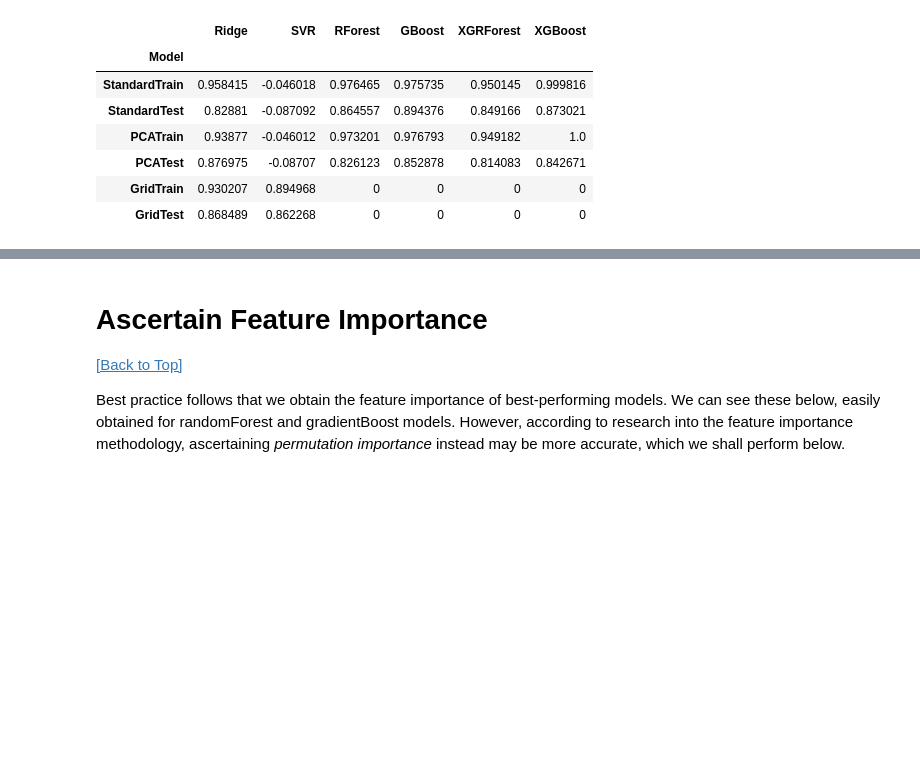
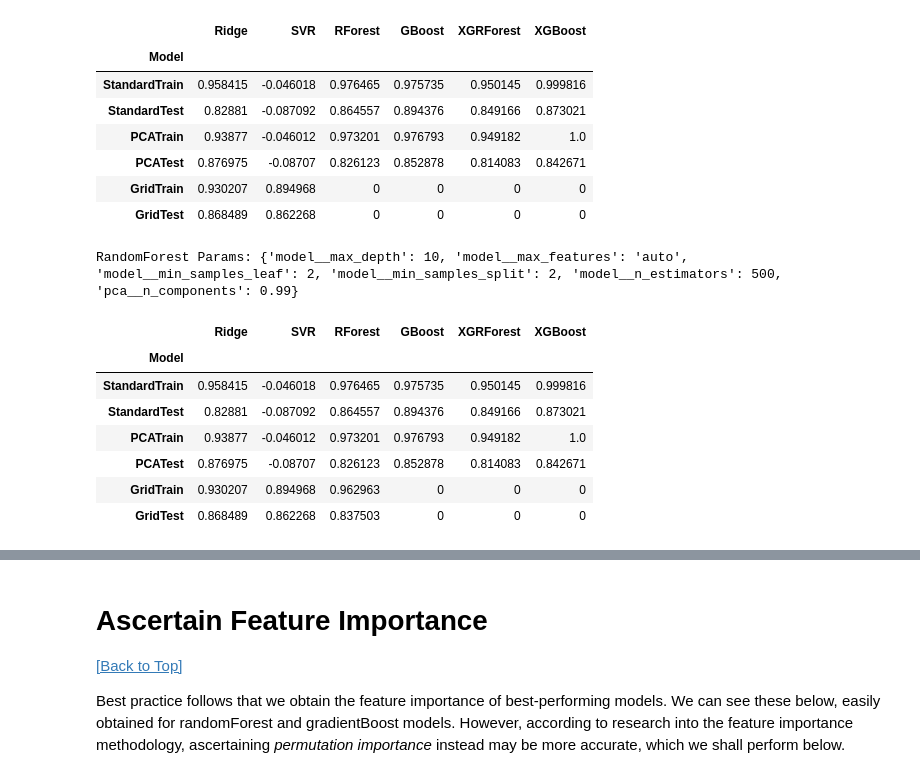
Before and after one commit to BaroqBard/IowaHousingPredictions, a Jupyter notebook: Iowa Housing Project - II. Modeling & Analysis.ipynb, the cells around one changed output, grey strips where cells are left out. Saved outputs shown, nothing was run; the diff lists cells and outputs as text; code cells hidden in the pictures; blank space fills up the shorter version.

Commit message:
Cooked Iteration Complete

```diff
--- a/Iowa Housing Project - II. Modeling & Analysis.ipynb
+++ b/Iowa Housing Project - II. Modeling & Analysis.ipynb
@@ -22 +7,16 @@ testset = pd.read_csv('test.csv')
+# %%
+# Import packages etc.
+import pandas as pd
+import seaborn as sns
+import numpy as np
+import matplotlib.pyplot as plt
+from scipy import stats
+
+# Import data
+x_train = pd.read_csv('ITrain_DSet.csv').drop(['Unnamed: 0'], axis=1)
+y_train = pd.read_csv('ITrain_Test.csv').drop(['Unnamed: 0'], axis=1)
+x_test = pd.read_csv('ITTest_DSet.csv').drop(['Unnamed: 0'], axis=1)
+y_test = pd.read_csv('ITTest_Test.csv').drop(['Unnamed: 0'], axis=1)
+sample_result = pd.read_csv('sample_submission.csv')
+testset = pd.read_csv('test.csv')
 # %%
@@ -600,13 +627,13 @@ ridge_grid = {'pca__n_components': [0.99],
              'model__alpha': np.arange(270, 280, 0.1)}
 pipeline = Pipeline(steps=[('pca', pca),
                           ('model', ridge2)])
-gs_ridge = model_selection.GridSearchCV(pipeline, ridge_grid, n_jobs=-2, cv=3)
-gs_ridge.fit(cooked_xtrain, cooked_ytrain['SalePrice'])
-print('Ridge Regressor Params: ' + str(gs_ridge.best_params_))
+cooked_ridge = model_selection.GridSearchCV(pipeline, ridge_grid, n_jobs=-2, cv=3)
+cooked_ridge.fit(cooked_xtrain, cooked_ytrain['SalePrice'])
+print('Ridge Regressor Params: ' + str(cooked_ridge.best_params_))
 
 # Tabulate Train Score & Test Score
-cooked_resul.iloc[4, 0] = gs_ridge.score(cooked_xtrain, cooked_ytrain['SalePrice'])
-cooked_resul.iloc[5, 0] = gs_ridge.score(x_test, y_test['SalePrice'])
+cooked_resul.iloc[4, 0] = cooked_ridge.score(cooked_xtrain, cooked_ytrain['SalePrice'])
+cooked_resul.iloc[5, 0] = cooked_ridge.score(x_test, y_test['SalePrice'])
 cooked_resul.head(6)
 # %% [output]
 Ridge Regressor Params: {'model__alpha': 272.90000000000066, 'pca__n_components': 0.99}
@@ -633,13 +660,13 @@ pipeline = Pipeline(steps=[('pca', pca),
 svr_grid = {'pca__n_components': [0.99],
            'model__C': np.arange(128, 140, 0.1),
            'model__epsilon': np.arange(998, 1000, 0.1)}
-gs_svr = model_selection.GridSearchCV(pipeline, svr_grid, n_jobs=-2, cv=3)
-gs_svr.fit(cooked_xtrain, cooked_ytrain['SalePrice'])
-print('Ridge Regressor Params: ' + str(gs_svr.best_params_))
+cooked_svr = model_selection.GridSearchCV(pipeline, svr_grid, n_jobs=-2, cv=3)
+cooked_svr.fit(cooked_xtrain, cooked_ytrain['SalePrice'])
+print('Ridge Regressor Params: ' + str(cooked_svr.best_params_))
 
 # Tabulate Train Score & Test Score
-cooked_resul.iloc[4, 1] = gs_svr.score(cooked_xtrain, cooked_ytrain['SalePrice'])
-cooked_resul.iloc[5, 1] = gs_svr.score(x_test, y_test['SalePrice'])
+cooked_resul.iloc[4, 1] = cooked_svr.score(cooked_xtrain, cooked_ytrain['SalePrice'])
+cooked_resul.iloc[5, 1] = cooked_svr.score(x_test, y_test['SalePrice'])
 cooked_resul.head(6)
 # %% [output]
 Ridge Regressor Params: {'model__C': 129.29999999999993, 'model__epsilon': 999.9000000000004, 'pca__n_components': 0.99}
@@ -654,28 +681,38 @@ Ridge Regressor Params: {'model__C': 129.29999999999993, 'model__epsilon': 999.9
 # %%
 ###############################
 ### Random Forest Regressor ###
 ###############################
 
 randomForest2 = ensemble.RandomForestRegressor(n_jobs=-2, random_state=430)
 pca = PCA(random_state=430)
 
 # pipe & search
 pipeline = Pipeline(steps=[('pca', pca),
                           ('model', randomForest2)])
 rf_grid = {'pca__n_components': [0.99],
           'model__n_estimators': [500, 750, 1000],
           'model__max_features': ['auto', 'sqrt', 'log2'],
           'model__max_depth': [10, 11, 12, None],
           'model__min_samples_split': [2, 5, 10],
           'model__min_samples_leaf': [1, 2, 4]}
-gs_randomForest = model_selection.GridSearchCV(pipeline, rf_grid, n_jobs=-2, cv=3)
-gs_randomForest.fit(cooked_xtrain, cooked_ytrain['SalePrice'])
-print('RandomForest Params: ' + str(gs_randomForest.best_params_))
+cooked_randomForest = model_selection.GridSearchCV(pipeline, rf_grid, n_jobs=-2, cv=3)
+cooked_randomForest.fit(cooked_xtrain, cooked_ytrain['SalePrice'])
+print('RandomForest Params: ' + str(cooked_randomForest.best_params_))
 
 # Tabulate Train Score & Test Score
-cooked_resul.iloc[4, 2] = gs_randomForest.score(cooked_xtrain, cooked_ytrain['SalePrice'])
-cooked_resul.iloc[5, 2] = gs_randomForest.score(x_test, y_test['SalePrice'])
+cooked_resul.iloc[4, 2] = cooked_randomForest.score(cooked_xtrain, cooked_ytrain['SalePrice'])
+cooked_resul.iloc[5, 2] = cooked_randomForest.score(x_test, y_test['SalePrice'])
 cooked_resul.head(6)
+# %% [output]
+RandomForest Params: {'model__max_depth': 10, 'model__max_features': 'auto', 'model__min_samples_leaf': 2, 'model__min_samples_split': 2, 'model__n_estimators': 500, 'pca__n_components': 0.99}
+|  | Ridge | SVR | RForest | GBoost | XGRForest | XGBoost |
+| Model |  |  |  |  |  |  |
+| StandardTrain | 0.958415 | -0.046018 | 0.976465 | 0.975735 | 0.950145 | 0.999816 |
+| StandardTest | 0.82881 | -0.087092 | 0.864557 | 0.894376 | 0.849166 | 0.873021 |
+| PCATrain | 0.93877 | -0.046012 | 0.973201 | 0.976793 | 0.949182 | 1.0 |
+| PCATest | 0.876975 | -0.08707 | 0.826123 | 0.852878 | 0.814083 | 0.842671 |
+| GridTrain | 0.930207 | 0.894968 | 0.962963 | 0 | 0 | 0 |
+| GridTest | 0.868489 | 0.862268 | 0.837503 | 0 | 0 | 0 |
 # %%
 ################################
 ### Gradient Boost Regressor ###
```
Also changed, not shown: parts of 10 cells of this notebook.
